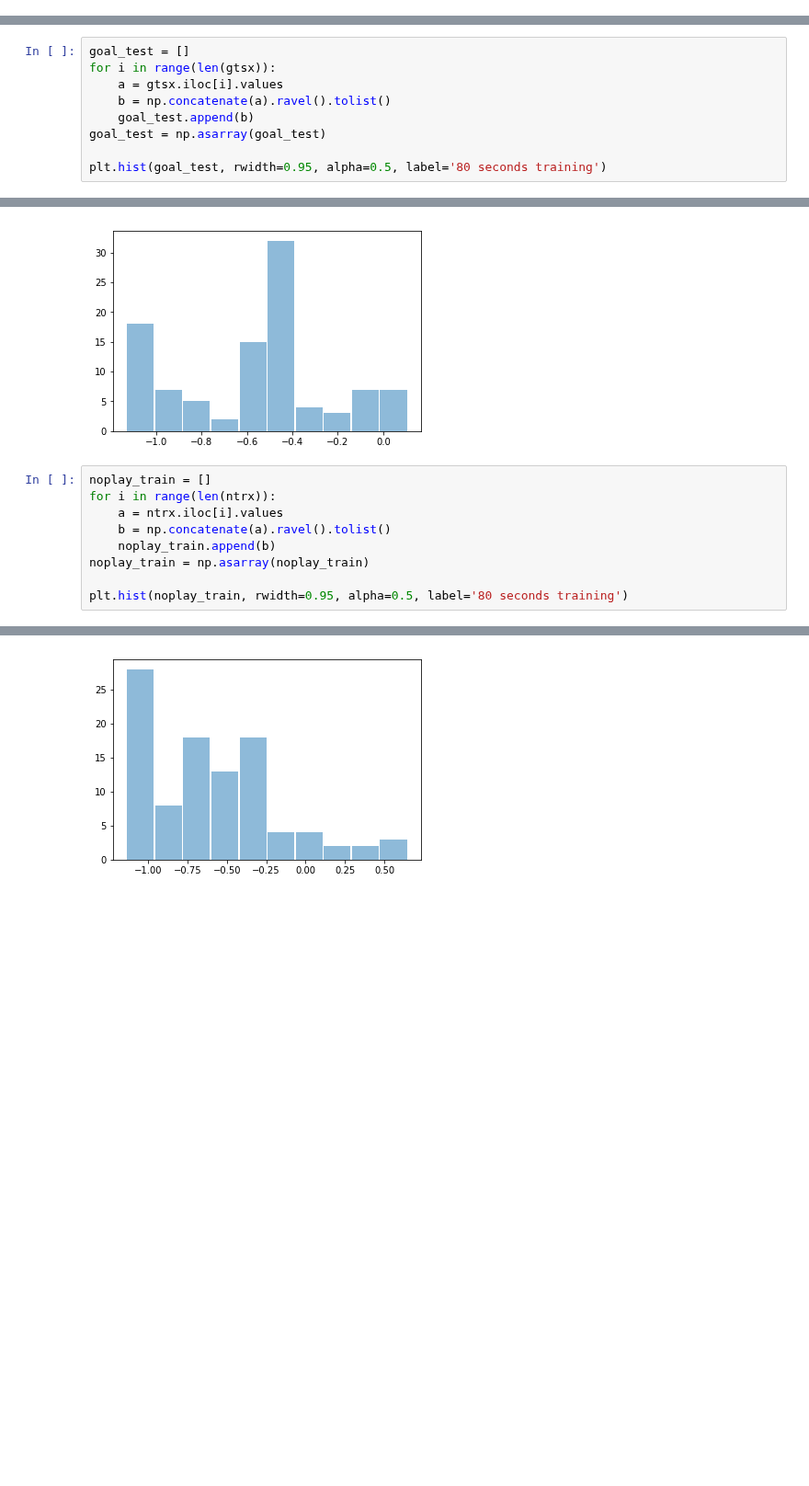
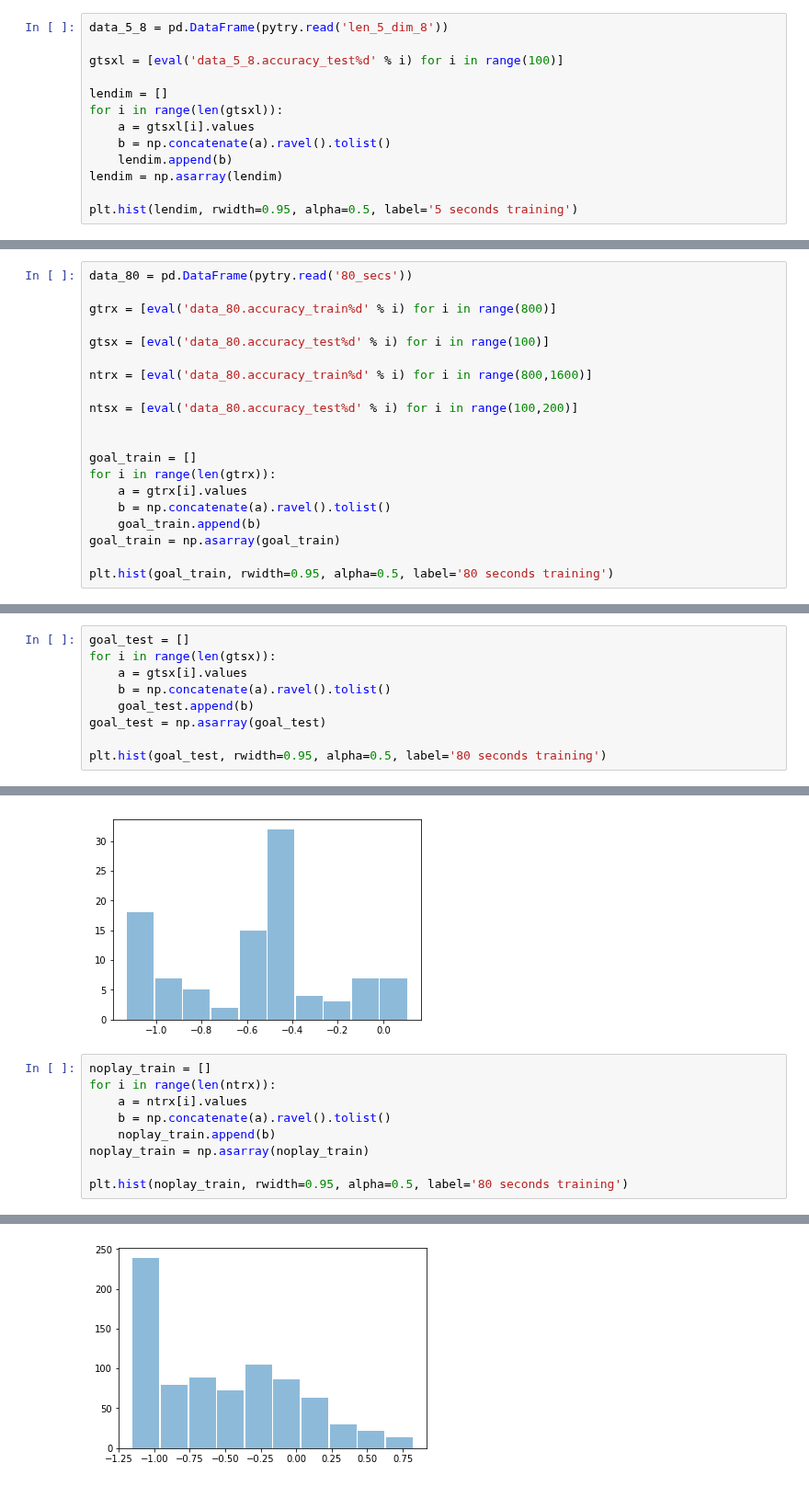
Before and after one commit to maddybartlett/NEN001, a Jupyter notebook: Plots.ipynb, the cells around one changed output, grey strips where cells are left out. Shown at 92% size. Saved outputs shown, nothing was run; the diff lists cells and outputs as text; blank space fills up the shorter version.

```diff
--- a/Plots.ipynb
+++ b/Plots.ipynb
@@ -860,0 +719,13 @@ data_80
+# %%
+data_5_8 = pd.DataFrame(pytry.read('len_5_dim_8'))
+
+gtsxl = [eval('data_5_8.accuracy_test%d' % i) for i in range(100)]
+
+lendim = []
+for i in range(len(gtsxl)):
+    a = gtsxl[i].values
+    b = np.concatenate(a).ravel().tolist()
+    lendim.append(b)
+lendim = np.asarray(lendim)
+
+plt.hist(lendim, rwidth=0.95, alpha=0.5, label='5 seconds training')
@@ -993,0 +744,20 @@ plt.hist(goal_train, rwidth=0.95, alpha=0.5, label='80 seconds training')
+# %%
+data_80 = pd.DataFrame(pytry.read('80_secs'))
+
+gtrx = [eval('data_80.accuracy_train%d' % i) for i in range(800)]
+
+gtsx = [eval('data_80.accuracy_test%d' % i) for i in range(100)]
+
+ntrx = [eval('data_80.accuracy_train%d' % i) for i in range(800,1600)]
+
+ntsx = [eval('data_80.accuracy_test%d' % i) for i in range(100,200)]
+
+
+goal_train = []
+for i in range(len(gtrx)):
+    a = gtrx[i].values
+    b = np.concatenate(a).ravel().tolist()
+    goal_train.append(b)
+goal_train = np.asarray(goal_train)
+
+plt.hist(goal_train, rwidth=0.95, alpha=0.5, label='80 seconds training')
@@ -994,7 +771,7 @@ plt.hist(goal_train, rwidth=0.95, alpha=0.5, label='80 seconds training')
 # %%
 goal_test = []
 for i in range(len(gtsx)):
-    a = gtsx.iloc[i].values
+    a = gtsx[i].values
     b = np.concatenate(a).ravel().tolist()
     goal_test.append(b)
 goal_test = np.asarray(goal_test)
@@ -1010,7 +787,7 @@ plt.hist(goal_test, rwidth=0.95, alpha=0.5, label='80 seconds training')
 # %%
 noplay_train = []
 for i in range(len(ntrx)):
-    a = ntrx.iloc[i].values
+    a = ntrx[i].values
     b = np.concatenate(a).ravel().tolist()
     noplay_train.append(b)
 noplay_train = np.asarray(noplay_train)
@@ -1024,5 +801,5 @@ plt.hist(noplay_train, rwidth=0.95, alpha=0.5, label='80 seconds training')
  <a list of 10 Patch objects>)
-[figure, old version]
+[figure, new version]
 # %%
 noplay_test = []
 for i in range(len(ntsx)):
```
Also changed, not shown: parts of 22 cells of this notebook.
